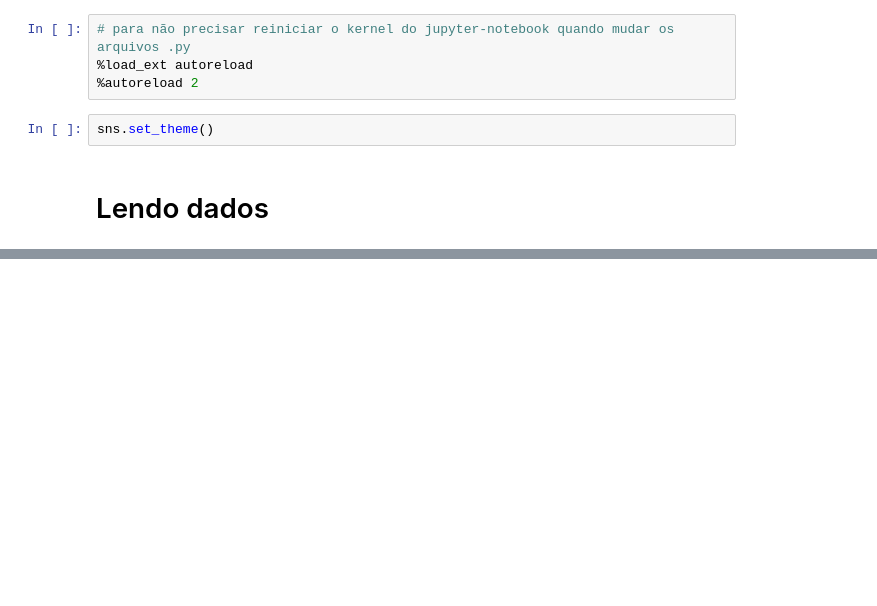
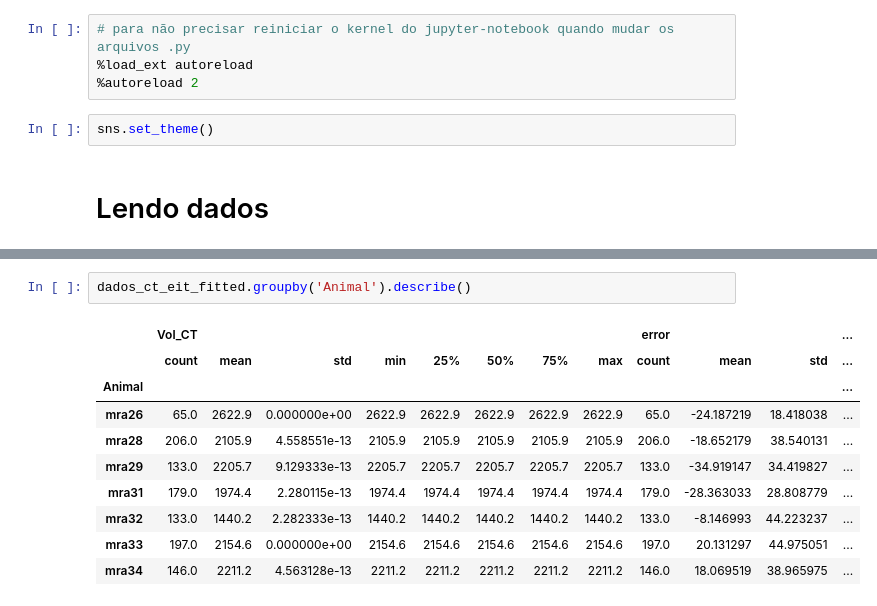
Before and after one commit to edlbcamargo/recrutabilidade, a Jupyter notebook: estima_recrutabilidade.ipynb, the cells around one changed output, grey strips where cells are left out. Drawn from its saved outputs; the diff is of its cells as text; blank space fills up the shorter version.

```diff
--- a/estima_recrutabilidade.ipynb
+++ b/estima_recrutabilidade.ipynb
@@ -36,0 +109,13 @@ dados_ct_df.head(2)
+# %%
+dados_ct_eit_fitted.groupby('Animal').describe()
+# %% [output]
+|  | Vol_CT |  |  |  |  |  |  |  | error |  |  | ... |
+|  | count | mean | std | min | 25% | 50% | 75% | max | count | mean | std | ... |
+| Animal |  |  |  |  |  |  |  |  |  |  |  | ... |
+| mra26 | 65.0 | 2622.9 | 0.000000e+00 | 2622.9 | 2622.9 | 2622.9 | 2622.9 | 2622.9 | 65.0 | -24.187219 | 18.418038 | ... |
+| mra28 | 206.0 | 2105.9 | 4.558551e-13 | 2105.9 | 2105.9 | 2105.9 | 2105.9 | 2105.9 | 206.0 | -18.652179 | 38.540131 | ... |
+| mra29 | 133.0 | 2205.7 | 9.129333e-13 | 2205.7 | 2205.7 | 2205.7 | 2205.7 | 2205.7 | 133.0 | -34.919147 | 34.419827 | ... |
+| mra31 | 179.0 | 1974.4 | 2.280115e-13 | 1974.4 | 1974.4 | 1974.4 | 1974.4 | 1974.4 | 179.0 | -28.363033 | 28.808779 | ... |
+| mra32 | 133.0 | 1440.2 | 2.282333e-13 | 1440.2 | 1440.2 | 1440.2 | 1440.2 | 1440.2 | 133.0 | -8.146993 | 44.223237 | ... |
+| mra33 | 197.0 | 2154.6 | 0.000000e+00 | 2154.6 | 2154.6 | 2154.6 | 2154.6 | 2154.6 | 197.0 | 20.131297 | 44.975051 | ... |
+| mra34 | 146.0 | 2211.2 | 4.563128e-13 | 2211.2 | 2211.2 | 2211.2 | 2211.2 | 2211.2 | 146.0 | 18.069519 | 38.965975 | ... |
```
Also changed, not shown: parts of 8 cells of this notebook, 1 other file.
